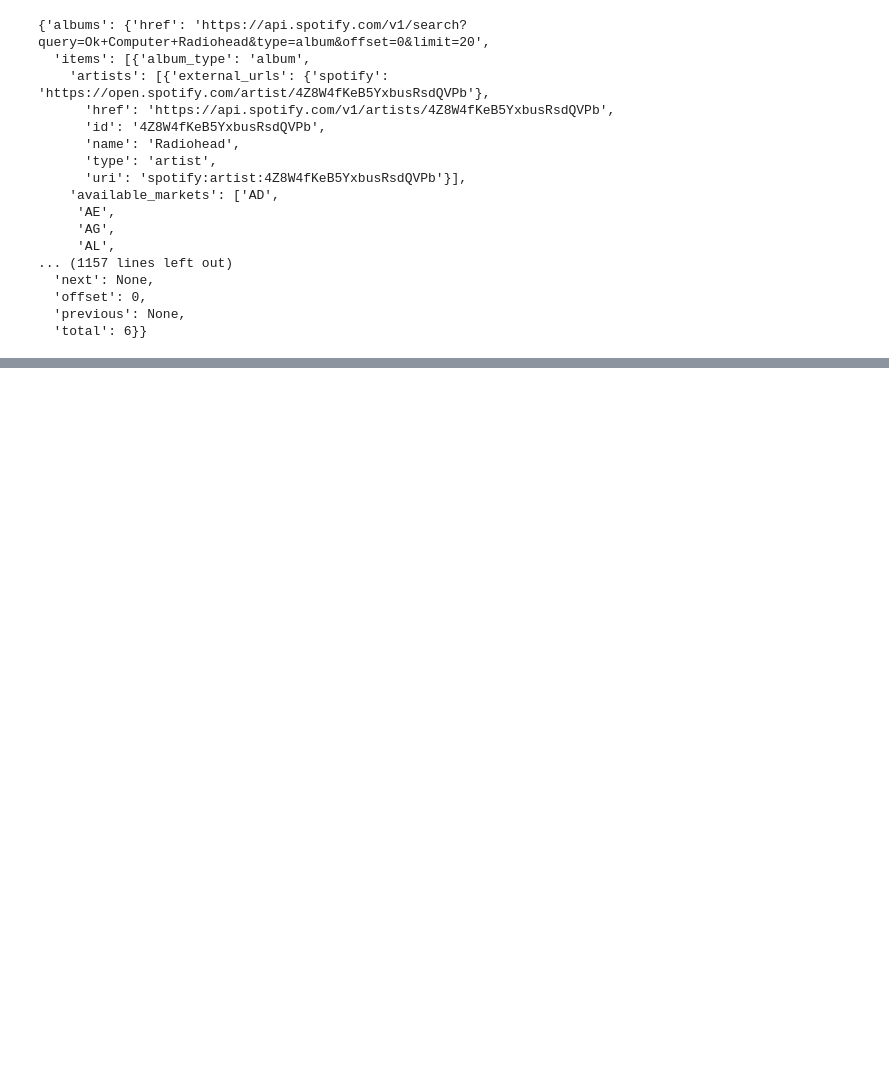
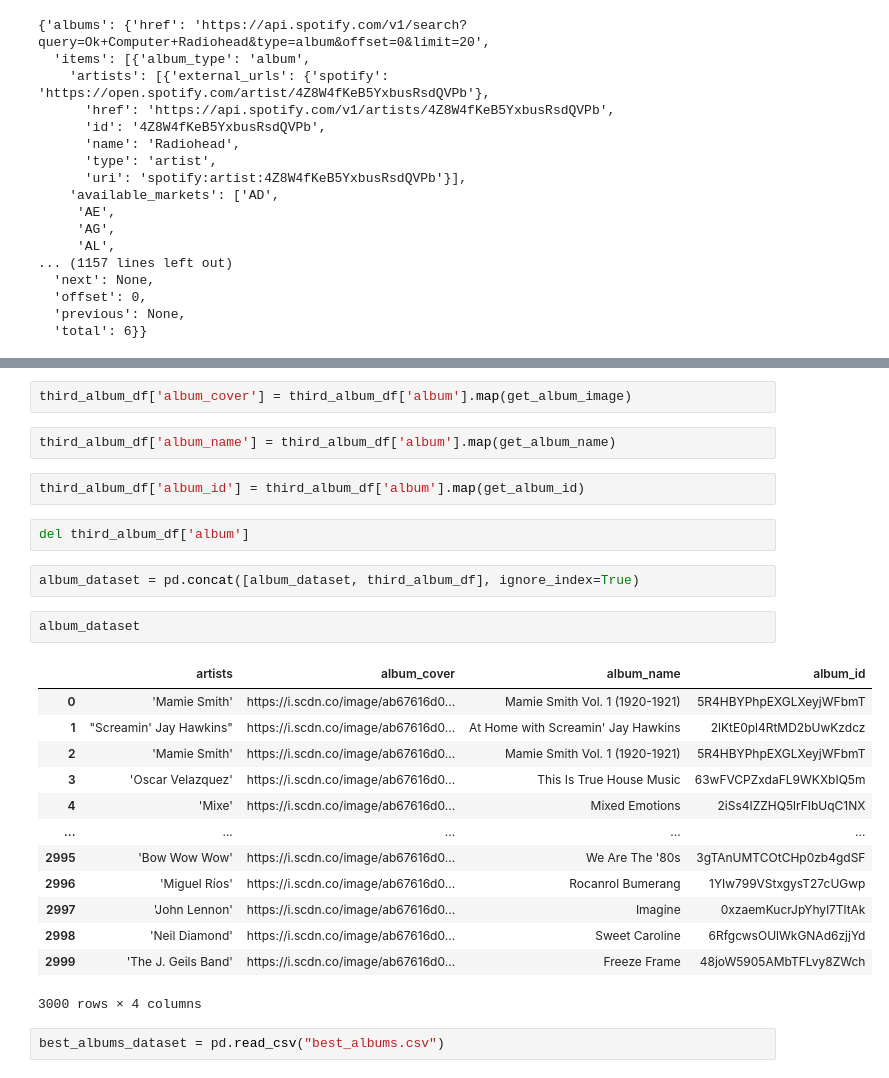
Before and after one commit to tklein98/cratescanner_2.0, a Jupyter notebook: notebooks/spotify_client.ipynb, the cells around one changed output, grey strips where cells are left out. Saved outputs shown, nothing was run; the diff lists cells and outputs as text; blank space fills up the shorter version.

```diff
--- a/notebooks/spotify_client.ipynb
+++ b/notebooks/spotify_client.ipynb
@@ -201,0 +336,28 @@ plt.imshow(img1)
+# %%
+third_album_df['album_cover'] = third_album_df['album'].map(get_album_image)
+# %%
+third_album_df['album_name'] = third_album_df['album'].map(get_album_name)
+# %%
+third_album_df['album_id'] = third_album_df['album'].map(get_album_id)
+# %%
+del third_album_df['album']
+# %%
+album_dataset = pd.concat([album_dataset, third_album_df], ignore_index=True)
+# %%
+album_dataset
+# %% [output]
+|  | artists | album_cover | album_name | album_id |
+| 0 | 'Mamie Smith' | https://i.scdn.co/image/ab67616d0... | Mamie Smith Vol. 1 (1920-1921) | 5R4HBYPhpEXGLXeyjWFbmT |
+| 1 | "Screamin' Jay Hawkins" | https://i.scdn.co/image/ab67616d0... | At Home with Screamin' Jay Hawkins | 2lKtE0pl4RtMD2bUwKzdcz |
+| 2 | 'Mamie Smith' | https://i.scdn.co/image/ab67616d0... | Mamie Smith Vol. 1 (1920-1921) | 5R4HBYPhpEXGLXeyjWFbmT |
+| 3 | 'Oscar Velazquez' | https://i.scdn.co/image/ab67616d0... | This Is True House Music | 63wFVCPZxdaFL9WKXbIQ5m |
+| 4 | 'Mixe' | https://i.scdn.co/image/ab67616d0... | Mixed Emotions | 2iSs4IZZHQ5lrFIbUqC1NX |
+| ... | ... | ... | ... | ... |
+| 2995 | 'Bow Wow Wow' | https://i.scdn.co/image/ab67616d0... | We Are The '80s | 3gTAnUMTCOtCHp0zb4gdSF |
+| 2996 | 'Miguel Ríos' | https://i.scdn.co/image/ab67616d0... | Rocanrol Bumerang | 1YIw799VStxgysT27cUGwp |
+| 2997 | 'John Lennon' | https://i.scdn.co/image/ab67616d0... | Imagine | 0xzaemKucrJpYhyl7TltAk |
+| 2998 | 'Neil Diamond' | https://i.scdn.co/image/ab67616d0... | Sweet Caroline | 6RfgcwsOUlWkGNAd6zjjYd |
+| 2999 | 'The J. Geils Band' | https://i.scdn.co/image/ab67616d0... | Freeze Frame | 48joW5905AMbTFLvy8ZWch |
+3000 rows × 4 columns
+# %%
+best_albums_dataset = pd.read_csv("best_albums.csv")
```
Also changed, not shown: parts of 60 cells of this notebook.
